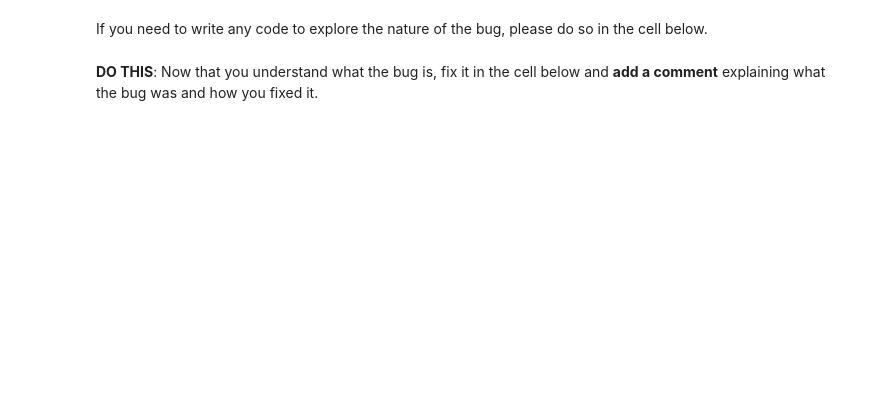
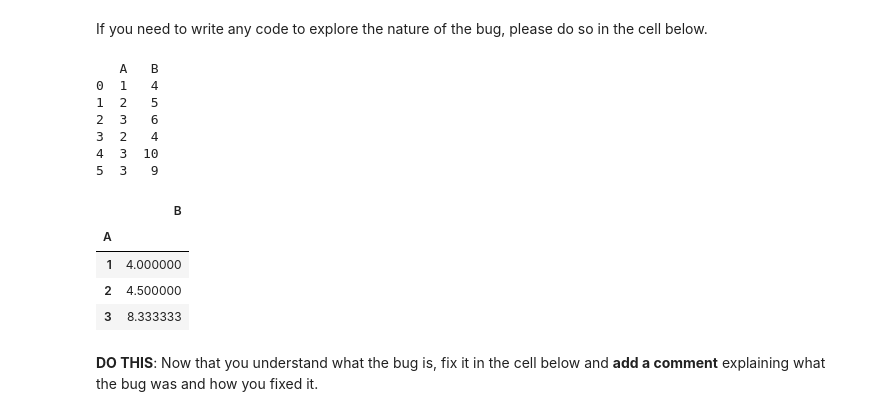
Before and after one commit to sarahhoogstraten/CMSE202-f23-turnin, a Jupyter notebook: hw-01/HW-01_GitPracticeDebuggingPythonPackagesAndClasses-SarahHoogstraten.ipynb, the cells around one changed output. Drawn from its saved outputs; the diff is of its cells as text; code cells hidden in the pictures; blank space fills up the shorter version.

```diff
--- a/hw-01/HW-01_GitPracticeDebuggingPythonPackagesAndClasses-SarahHoogstraten.ipynb
+++ b/hw-01/HW-01_GitPracticeDebuggingPythonPackagesAndClasses-SarahHoogstraten.ipynb
@@ -209,2 +212,21 @@ If you need to write any code to explore the nature of the bug, please do so in
+# %%
+# Put exploratory code here, if needed
+# Group df by column 'A' and take the mean
+df = pd.DataFrame({'A': [1, 2, 3, 2, 3, 3], 'B': [4, 5, 6, 4, 10, 9]})
+print(df)
+df.groupby(["A"]).mean()
+# %% [output]
+   A   B
+0  1   4
+1  2   5
+2  3   6
+3  2   4
+4  3  10
+5  3   9
+|  | B |
+| A |  |
+| 1 | 4.000000 |
+| 2 | 4.500000 |
+| 3 | 8.333333 |
 # %% [markdown]
 **DO THIS**: Now that you understand what the bug is, fix it in the cell below and **add a comment** explaining what the bug was and how you fixed it.
```
Also changed, not shown: parts of 25 cells of this notebook.
